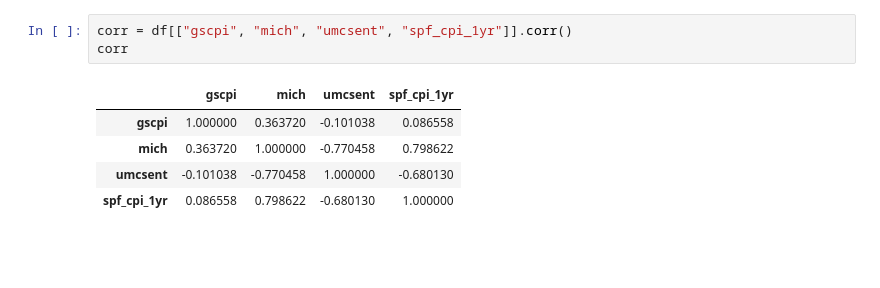
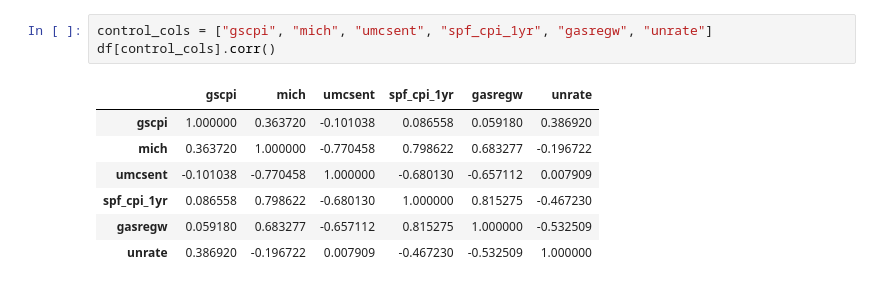
Before and after one commit to hundiwalaj/as-ad-dashboard, a Jupyter notebook: dashboard.ipynb, the cells around one changed output. Saved outputs shown, nothing was run; the diff lists cells and outputs as text; blank space fills up the shorter version.

```diff
--- a/dashboard.ipynb
+++ b/dashboard.ipynb
@@ -46,12 +53,14 @@ umcsent        0
 dtype: int64
 # %%
-corr = df[["gscpi", "mich", "umcsent", "spf_cpi_1yr"]].corr()
-corr
+control_cols = ["gscpi", "mich", "umcsent", "spf_cpi_1yr", "gasregw", "unrate"]
+df[control_cols].corr()
 # %% [output]
-|  | gscpi | mich | umcsent | spf_cpi_1yr |
-| gscpi | 1.000000 | 0.363720 | -0.101038 | 0.086558 |
-| mich | 0.363720 | 1.000000 | -0.770458 | 0.798622 |
-| umcsent | -0.101038 | -0.770458 | 1.000000 | -0.680130 |
-| spf_cpi_1yr | 0.086558 | 0.798622 | -0.680130 | 1.000000 |
+|  | gscpi | mich | umcsent | spf_cpi_1yr | gasregw | unrate |
+| gscpi | 1.000000 | 0.363720 | -0.101038 | 0.086558 | 0.059180 | 0.386920 |
+| mich | 0.363720 | 1.000000 | -0.770458 | 0.798622 | 0.683277 | -0.196722 |
+| umcsent | -0.101038 | -0.770458 | 1.000000 | -0.680130 | -0.657112 | 0.007909 |
+| spf_cpi_1yr | 0.086558 | 0.798622 | -0.680130 | 1.000000 | 0.815275 | -0.467230 |
+| gasregw | 0.059180 | 0.683277 | -0.657112 | 0.815275 | 1.000000 | -0.532509 |
+| unrate | 0.386920 | -0.196722 | 0.007909 | -0.467230 | -0.532509 | 1.000000 |
 # %%
 import matplotlib.pyplot as plt
```
Also changed, not shown: parts of 7 cells of this notebook, 6 other files.
